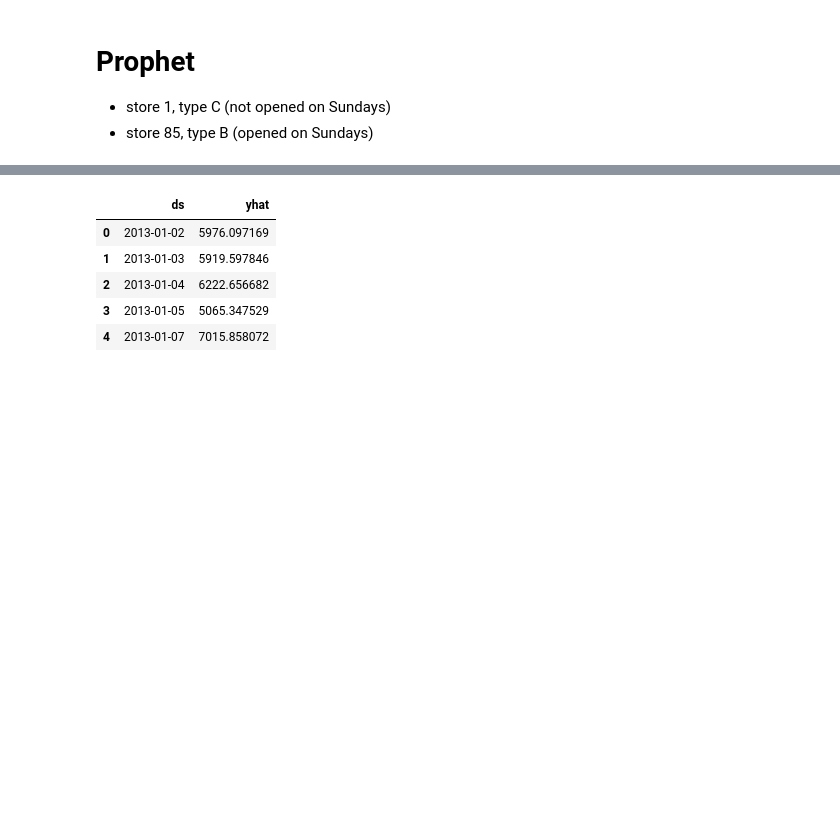
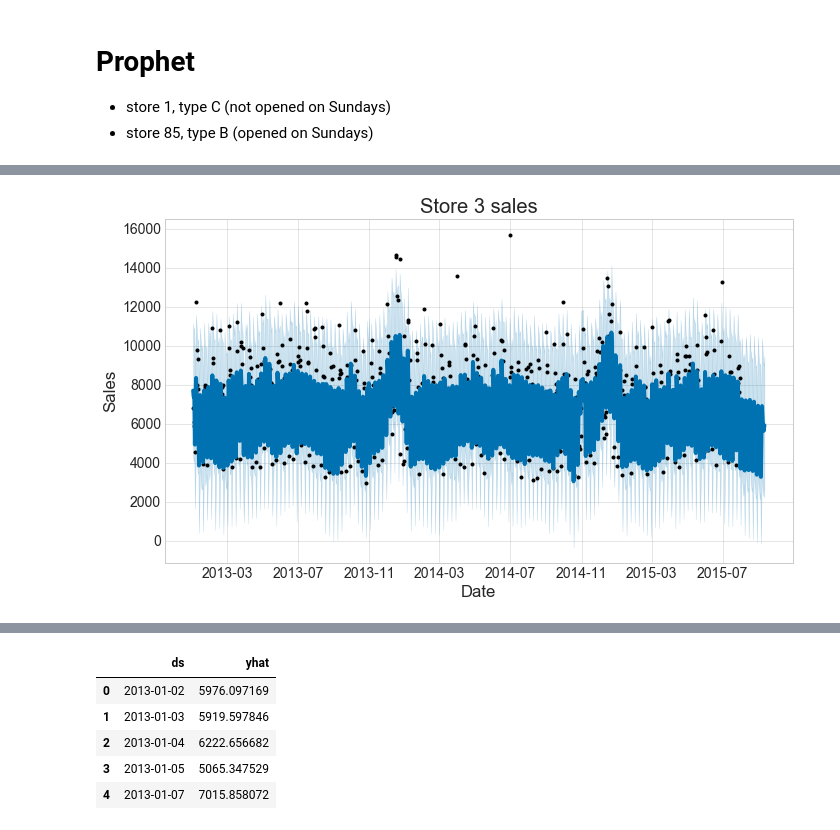
Before and after one commit to ENLK/Data-analysis-in-Python, a Jupyter notebook: TS.ipynb, the cells around one changed output, grey strips where cells are left out. Cells and saved outputs as stored; diff of their text form; code cells hidden in the pictures; blank space fills up the shorter version.

```diff
--- a/TS.ipynb
+++ b/TS.ipynb
@@ -346,0 +122,83 @@ forecasts2[['ds', 'yhat', 'yhat_lower', 'yhat_upper']].tail(7)
+# %%
+sales_a_forecasts[['ds', 'yhat', 'yhat_lower', 'yhat_upper']].head()
+
+fc_a = sales_a_forecasts[['ds', 'yhat']].rename(columns = {'Date': 'ds', 'Forecast': 'yhat'})
+
+fc_b = sales_b_forecasts[['ds', 'yhat']].rename(columns = {'Date': 'ds', 'Forecast': 'yhat'})
+
+fc_c = sales_c_forecasts[['ds', 'yhat']].rename(columns = {'Date': 'ds', 'Forecast': 'yhat'})
+
+fc_d = sales_d_forecasts[['ds', 'yhat']].rename(columns = {'Date': 'ds', 'Forecast': 'yhat'})
+# %%
+plt.figure(figsize = (5, 20))
+plt.style.use(['fivethirtyeight', 'seaborn-whitegrid'])
+
+# A
+model_a.plot(sales_a_forecasts,
+              xlabel = 'Date',
+              ylabel = 'Sales')
+plt.title('Store 3 sales')
+plt.tight_layout();
+
+# A metrics
+metrics_a_df = sales_a_forecasts.set_index('ds')[['yhat']].join(sales_a.set_index('ds').y).reset_index()
+metrics_a_df.dropna(inplace = True)
+
+error_a = mean_squared_error(metrics_a_df.y, metrics_a_df.yhat)
+#print('Store 3 RMSE: {}'.format(sqrt(error_a)))
+
+# B
+model_b.plot(sales_b_forecasts,
+              xlabel = 'Date',
+              ylabel = 'Sales')
+plt.title('Store 262 sales')
+plt.tight_layout();
+
+# B metrics
+metrics_b_df = sales_b_forecasts.set_index('ds')[['yhat']].join(sales_b.set_index('ds').y).reset_index()
+metrics_b_df.dropna(inplace = True)
+
+error_b = mean_squared_error(metrics_b_df.y, metrics_b_df.yhat)
+#print('Store 262 RMSE: {}'.format(sqrt(error_b)))
+
+# C
+model_c.plot(sales_c_forecasts,
+              xlabel = 'Date',
+              ylabel = 'Sales')
+plt.title('Store 21 sales')
+
+plt.tight_layout();
+
+# C metrics
+metrics_c_df = sales_c_forecasts.set_index('ds')[['yhat']].join(sales_c.set_index('ds').y).reset_index()
+metrics_c_df.dropna(inplace = True)
+
+error_c = mean_squared_error(metrics_c_df.y, metrics_c_df.yhat)
+#print('Store 21 RMSE: {}'.format(sqrt(error_c)))
+
+# D
+model_d.plot(sales_d_forecasts,
+              xlabel = 'Date',
+              ylabel = 'Sales')
+plt.title('Store 15 sales')
+
+# C metrics
+metrics_d_df = sales_d_forecasts.set_index('ds')[['yhat']].join(sales_d.set_index('ds').y).reset_index()
+metrics_d_df.dropna(inplace = True)
+
+error_d = mean_squared_error(metrics_d_df.y, metrics_d_df.yhat)
+#print('Store 15 RMSE: {}'.format(sqrt(error_d)))
+
+def rmspe(y, yhat):
+    return np.sqrt(np.mean((yhat / y-1) ** 2))
+
+error_a = rmspe(sales_a['y'], fc_a['yhat'])
+error_b = rmspe(sales_b['y'], fc_b['yhat'])
+error_c = rmspe(sales_c['y'], fc_c['yhat'])
+error_d = rmspe(sales_d['y'], fc_d['yhat'])
+
+print('Store 3 RMSPE:', error_a)
+print('Store 262 RMSPE:', error_b)
+print('Store 21 RMSPE:', error_c)
+print('Store 15 RMSPE:', error_d)
+# %% [output]
@@ -346,0 +210 @@ forecasts2[['ds', 'yhat', 'yhat_lower', 'yhat_upper']].tail(7)
+[figure, added]
```
Also changed, not shown: parts of 33 cells of this notebook.
